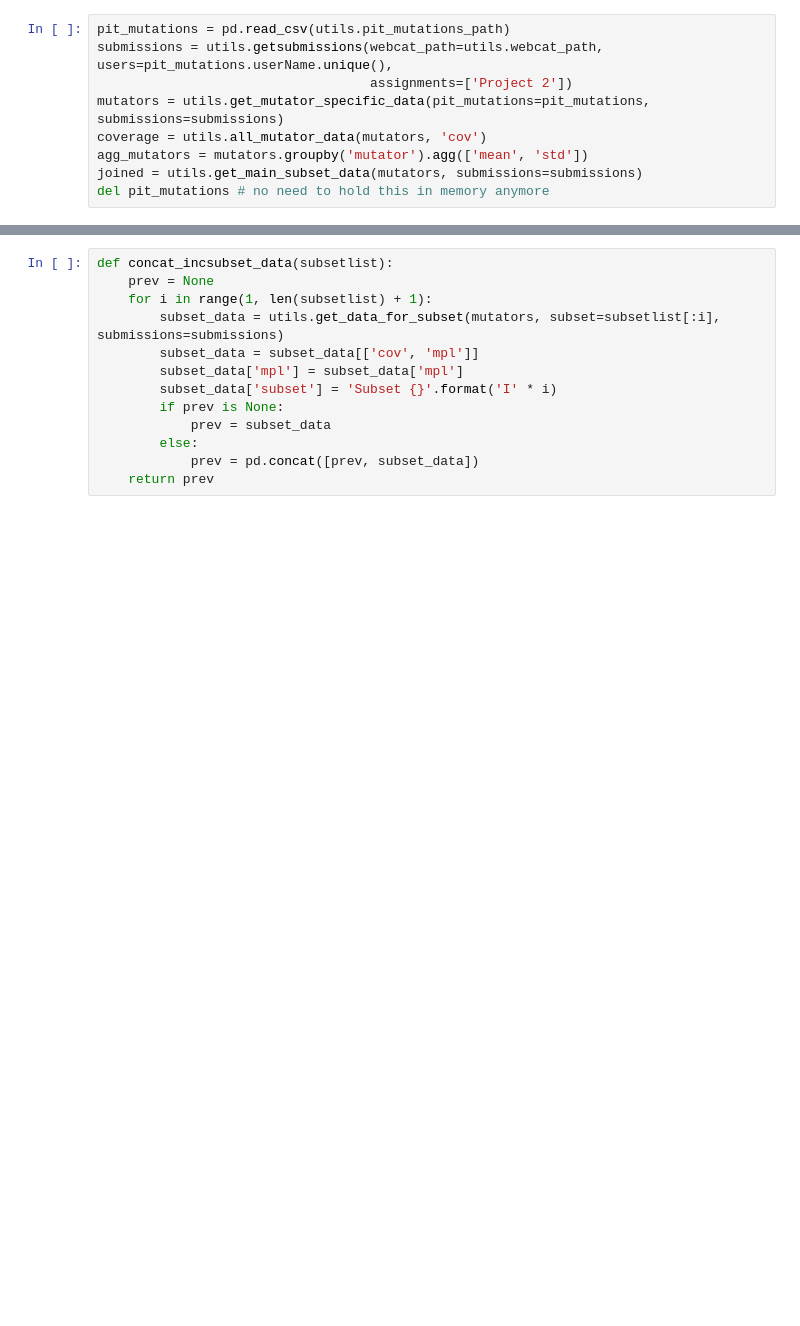
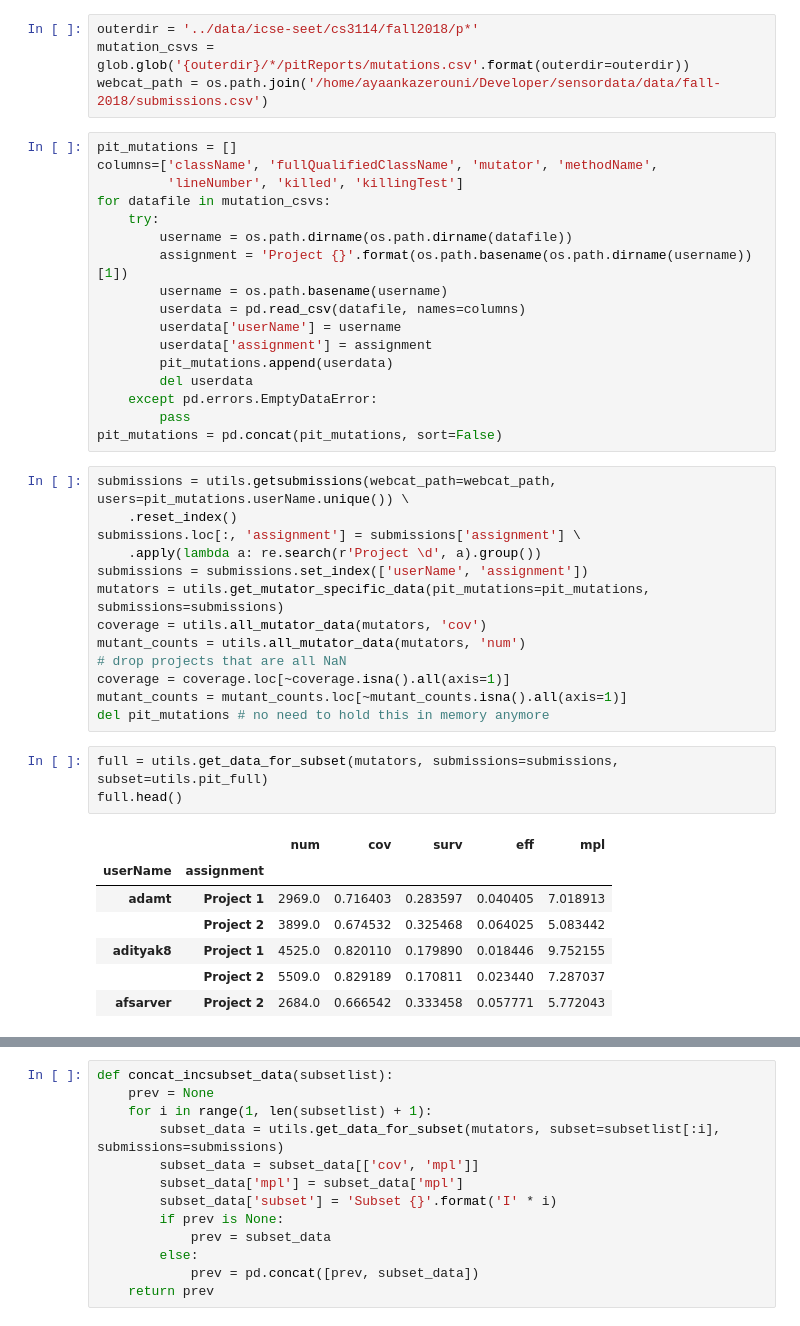
Before and after one commit to ayaankazerouni/mutation-testing, a Jupyter notebook: analysis/subset_analysis.ipynb, the cells around one changed output, grey strips where cells are left out. Drawn from its saved outputs; the diff is of its cells as text; blank space fills up the shorter version.

```diff
--- a/analysis/subset_analysis.ipynb
+++ b/analysis/subset_analysis.ipynb
@@ -20,9 +24,45 @@ reload(utils) # in case changes were made to utils
+# %%
+outerdir = '../data/icse-seet/cs3114/fall2018/p*'
+mutation_csvs = glob.glob('{outerdir}/*/pitReports/mutations.csv'.format(outerdir=outerdir))
+webcat_path = os.path.join('/home/ayaankazerouni/Developer/sensordata/data/fall-2018/submissions.csv')
+# %%
+pit_mutations = []
+columns=['className', 'fullQualifiedClassName', 'mutator', 'methodName',
+         'lineNumber', 'killed', 'killingTest']
+for datafile in mutation_csvs:
+    try:
+        username = os.path.dirname(os.path.dirname(datafile))
+        assignment = 'Project {}'.format(os.path.basename(os.path.dirname(username))[1])
+        username = os.path.basename(username)
+        userdata = pd.read_csv(datafile, names=columns)
+        userdata['userName'] = username
+        userdata['assignment'] = assignment
+        pit_mutations.append(userdata)
+        del userdata
+    except pd.errors.EmptyDataError:
+        pass
+pit_mutations = pd.concat(pit_mutations, sort=False)
 # %%
-pit_mutations = pd.read_csv(utils.pit_mutations_path)
-submissions = utils.getsubmissions(webcat_path=utils.webcat_path, users=pit_mutations.userName.unique(),
-                                   assignments=['Project 2'])
+submissions = utils.getsubmissions(webcat_path=webcat_path, users=pit_mutations.userName.unique()) \
+    .reset_index()
+submissions.loc[:, 'assignment'] = submissions['assignment'] \
+    .apply(lambda a: re.search(r'Project \d', a).group())
+submissions = submissions.set_index(['userName', 'assignment'])
 mutators = utils.get_mutator_specific_data(pit_mutations=pit_mutations, submissions=submissions)
 coverage = utils.all_mutator_data(mutators, 'cov')
-agg_mutators = mutators.groupby('mutator').agg(['mean', 'std'])
-joined = utils.get_main_subset_data(mutators, submissions=submissions)
+mutant_counts = utils.all_mutator_data(mutators, 'num')
+# drop projects that are all NaN
+coverage = coverage.loc[~coverage.isna().all(axis=1)]
+mutant_counts = mutant_counts.loc[~mutant_counts.isna().all(axis=1)]
 del pit_mutations # no need to hold this in memory anymore
+# %%
+full = utils.get_data_for_subset(mutators, submissions=submissions, subset=utils.pit_full)
+full.head()
+# %% [output]
+|  |  | num | cov | surv | eff | mpl |
+| userName | assignment |  |  |  |  |  |
+| adamt | Project 1 | 2969.0 | 0.716403 | 0.283597 | 0.040405 | 7.018913 |
+|  | Project 2 | 3899.0 | 0.674532 | 0.325468 | 0.064025 | 5.083442 |
+| adityak8 | Project 1 | 4525.0 | 0.820110 | 0.179890 | 0.018446 | 9.752155 |
+|  | Project 2 | 5509.0 | 0.829189 | 0.170811 | 0.023440 | 7.287037 |
+| afsarver | Project 2 | 2684.0 | 0.666542 | 0.333458 | 0.057771 | 5.772043 |
```
Also changed, not shown: parts of 11 cells of this notebook, 1 other file.
